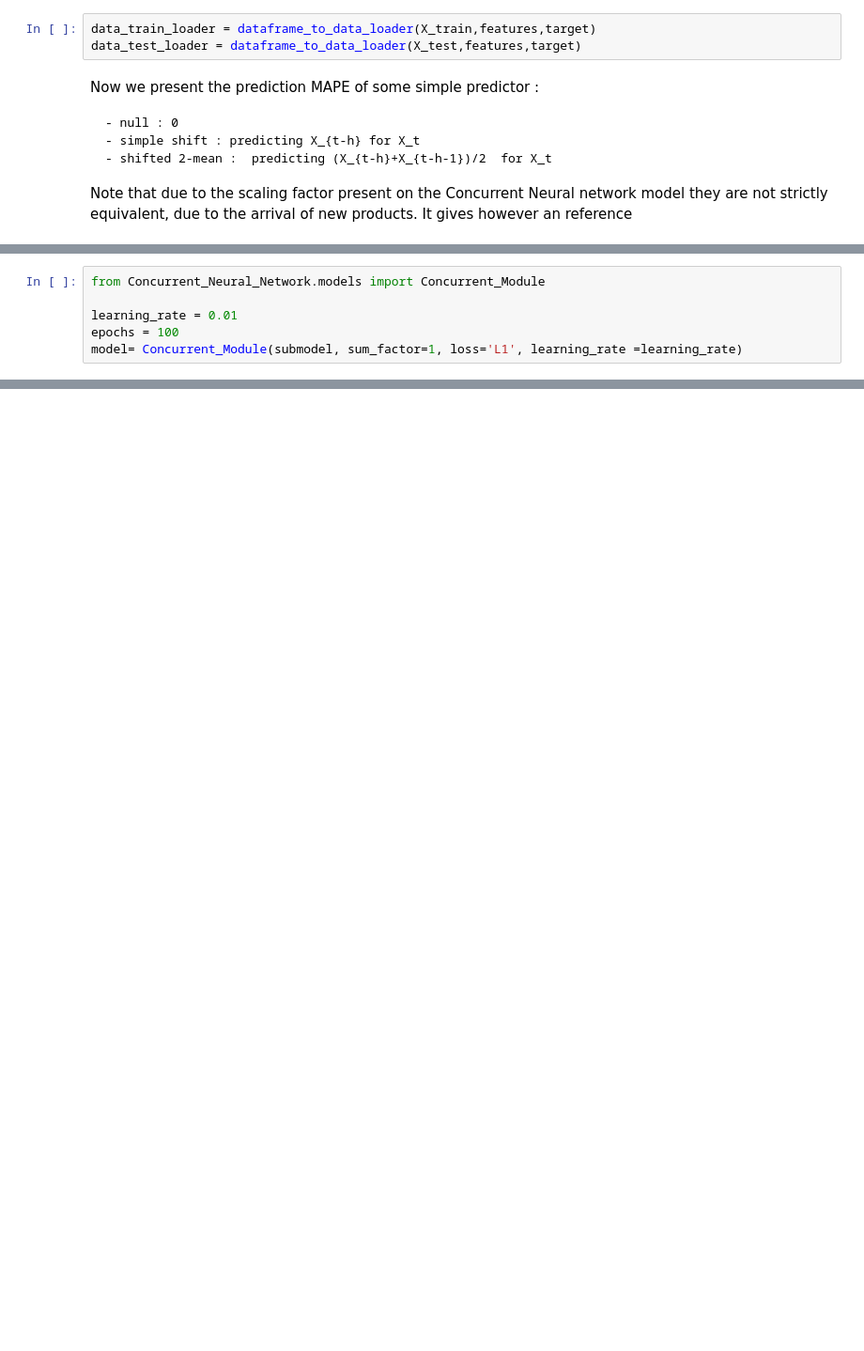
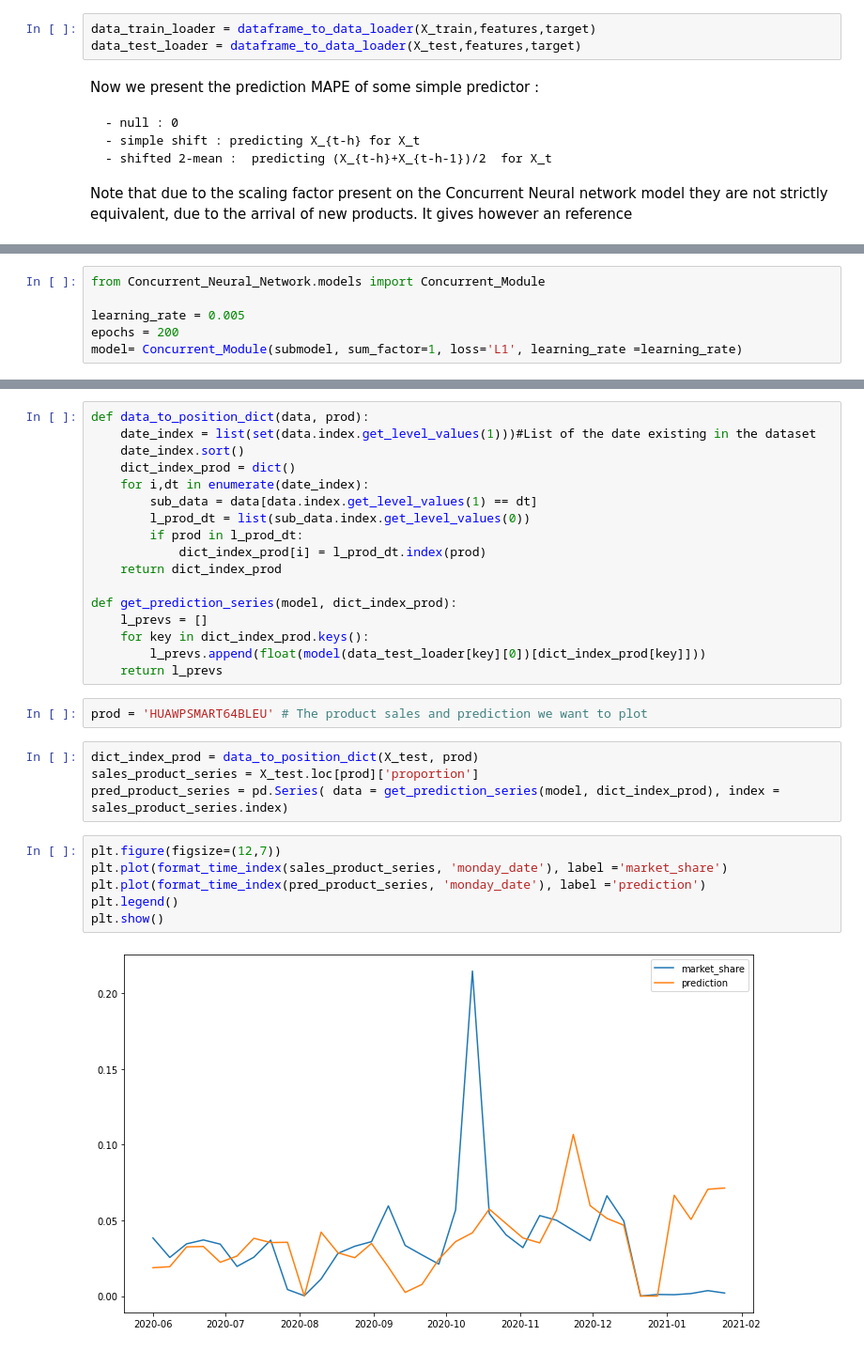
Before and after one commit to garnier94/Concurrent_Neural_Network, a Jupyter notebook: example_notebook.ipynb, the cells around one changed output, grey strips where cells are left out. Shown at 94% size. Cells and saved outputs as stored; diff of their text form; blank space fills up the shorter version.

Commit message:
Adding a way to retrieve series from Concurrent models

```diff
--- a/example_notebook.ipynb
+++ b/example_notebook.ipynb
@@ -158,8 +158,8 @@ submodel = Feed_forward_model(n_input,n_hidden)
 # %%
 from Concurrent_Neural_Network.models import Concurrent_Module
 
-learning_rate = 0.01
-epochs = 100
+learning_rate = 0.005
+epochs = 200
 model= Concurrent_Module(submodel, sum_factor=1, loss='L1', learning_rate =learning_rate)
 # %%
 model.train(data_train_loader,eval_dataset=data_test_loader, max_epochs=epochs, batch_print = epochs//10)
@@ -183,0 +199,31 @@ Test MAPE: 88.1049
+# %%
+def data_to_position_dict(data, prod):
+    date_index = list(set(data.index.get_level_values(1)))#List of the date existing in the dataset
+    date_index.sort()
+    dict_index_prod = dict()
+    for i,dt in enumerate(date_index):
+        sub_data = data[data.index.get_level_values(1) == dt]
+        l_prod_dt = list(sub_data.index.get_level_values(0))
+        if prod in l_prod_dt:
+            dict_index_prod[i] = l_prod_dt.index(prod)
+    return dict_index_prod
+
+def get_prediction_series(model, dict_index_prod):
+    l_prevs = []
+    for key in dict_index_prod.keys():
+        l_prevs.append(float(model(data_test_loader[key][0])[dict_index_prod[key]]))
+    return l_prevs
+# %%
+prod = 'HUAWPSMART64BLEU' # The product sales and prediction we want to plot
+# %%
+dict_index_prod = data_to_position_dict(X_test, prod)
+sales_product_series = X_test.loc[prod]['proportion']
+pred_product_series = pd.Series( data = get_prediction_series(model, dict_index_prod), index = sales_product_series.index)
+# %%
+plt.figure(figsize=(12,7))
+plt.plot(format_time_index(sales_product_series, 'monday_date'), label ='market_share')
+plt.plot(format_time_index(pred_product_series, 'monday_date'), label ='prediction')
+plt.legend()
+plt.show()
+# %% [output]
+[figure, added]
```
Also changed, not shown: parts of 18 cells of this notebook.
